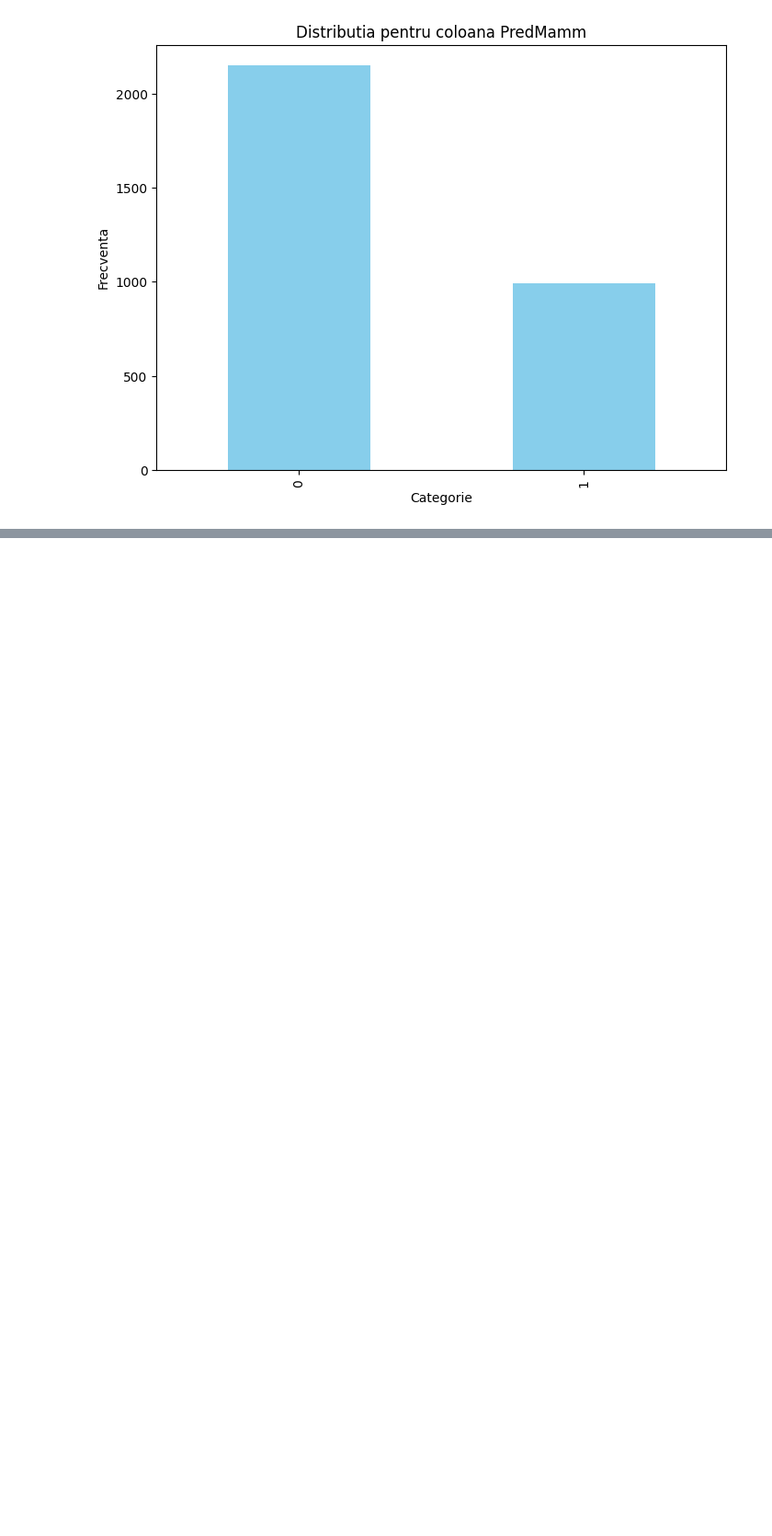
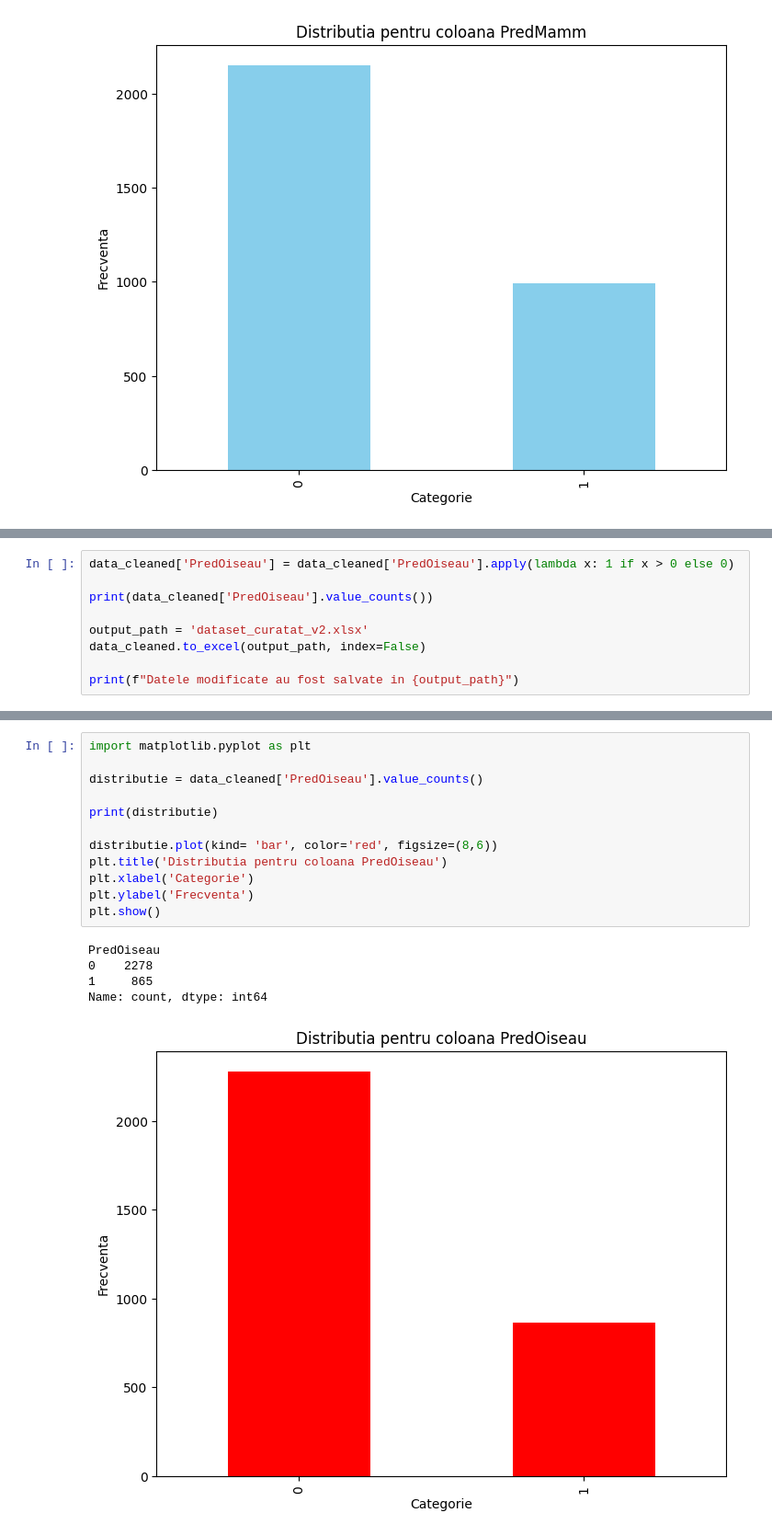
Before and after one commit to BejenaruIoanMatei/FacultateAI, a Jupyter notebook: Dataset/Analysis.ipynb, the cells around one changed output, grey strips where cells are left out. Shown at 92% size. Drawn from its saved outputs; the diff is of its cells as text; blank space fills up the shorter version.

```diff
--- a/Dataset/Analysis.ipynb
+++ b/Dataset/Analysis.ipynb
@@ -310,0 +332,9 @@ Name: count, dtype: int64
+# %%
+data_cleaned['PredOiseau'] = data_cleaned['PredOiseau'].apply(lambda x: 1 if x > 0 else 0)
+
+print(data_cleaned['PredOiseau'].value_counts())
+
+output_path = 'dataset_curatat_v2.xlsx'
+data_cleaned.to_excel(output_path, index=False)
+
+print(f"Datele modificate au fost salvate in {output_path}")
@@ -310,0 +361,18 @@ Name: count, dtype: int64
+# %%
+import matplotlib.pyplot as plt
+
+distributie = data_cleaned['PredOiseau'].value_counts()
+
+print(distributie)
+
+distributie.plot(kind= 'bar', color='red', figsize=(8,6))
+plt.title('Distributia pentru coloana PredOiseau')
+plt.xlabel('Categorie')
+plt.ylabel('Frecventa')
+plt.show()
+# %% [output]
+PredOiseau
+0    2278
+1     865
+Name: count, dtype: int64
+[figure, added]
```
Also changed, not shown: parts of 3 cells of this notebook, 1 other file.
